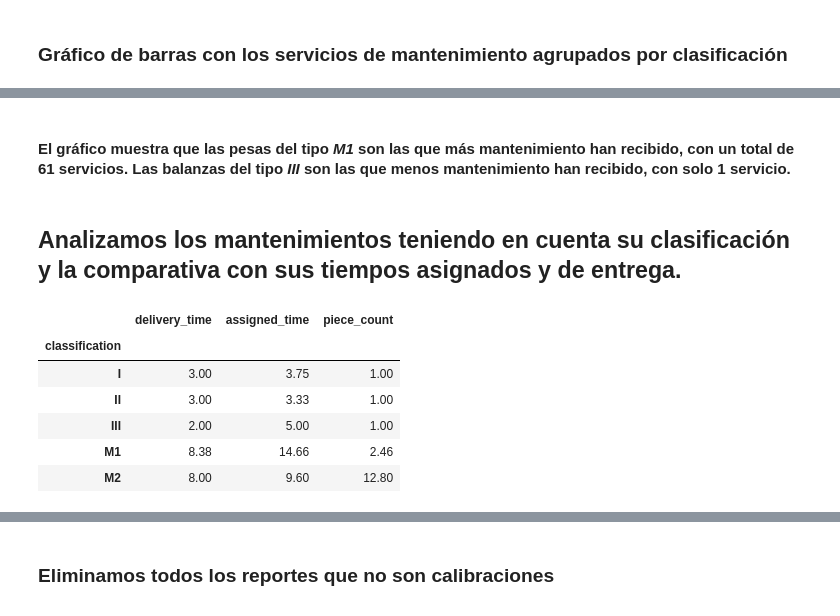
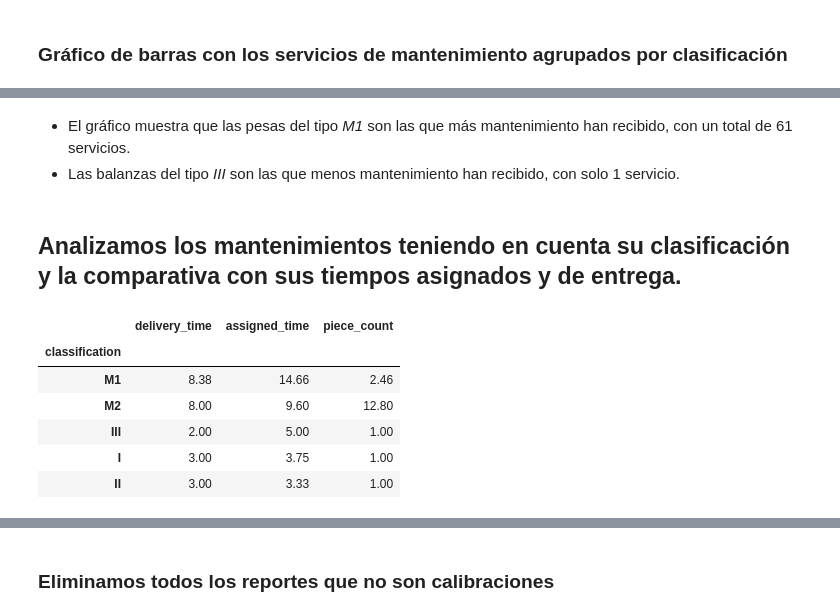
Before and after one commit to MiguelOscar-Insco/data-INSCO-hub, a Jupyter notebook: notebooks/mod_tecnico/lab_masa.ipynb, the cells around one changed output, grey strips where cells are left out. Cells and saved outputs as stored; diff of their text form; code cells hidden in the pictures.

```diff
--- a/notebooks/mod_tecnico/lab_masa.ipynb
+++ b/notebooks/mod_tecnico/lab_masa.ipynb
@@ -37,3 +36,8 @@ FileNotFoundError: [Errno 2] No such file or directory: '/home/miguel-oscar/Proj
+# %%
+# Import data
+# Import data from Excel files
+url = "https://raw.githubusercontent.com/MiguelOscar-Insco/data-INSCO-hub/main/data/raw/masa_25.xlsx"
+masa = pd.read_excel(url)
 # %%
 # Resumen estadístico de la tabla
 masa.describe()
@@ -104,3 +130,13 @@ memory usage: 72.2+ KB
+# %%
+# Crear columnas derivadas de la fecha de recepción
+mass['year_received'] = mass['lab_received_date'].dt.year
+mass['month_received'] = mass['lab_received_date'].dt.month
+mass['week_received'] = mass['lab_received_date'].dt.isocalendar().week
+
+# Crear columnas derivadas de la fecha de entrega
+mass['year_delivery'] = mass['delivery_date'].dt.year
+mass['month_delivery'] = mass['delivery_date'].dt.month
+mass['week_delivery'] = mass['delivery_date'].dt.isocalendar().week
 # %% [markdown]
 ### Comparamos la cantidad de calibraciones con los mantenimientos
 # %%
@@ -265,27 +487,29 @@ plt.show()
 # %% [markdown]
-#### El gráfico muestra que las pesas del tipo *M1* son las que más mantenimiento han recibido, con un total de 61 servicios. Las balanzas del tipo *III* son las que menos mantenimiento han recibido, con solo 1 servicio.
+- El gráfico muestra que las pesas del tipo *M1* son las que más mantenimiento han recibido, con un total de 61 servicios.
+- Las balanzas del tipo *III* son las que menos mantenimiento han recibido, con solo 1 servicio.
 # %% [markdown]
 ## Analizamos los mantenimientos teniendo en cuenta su clasificación y la comparativa con sus tiempos asignados y de entrega.
 # %%
 maintenance_time = (mass_maintenance.groupby('classification')[['delivery_time', 'assigned_time', 'piece_count']]
                                                .mean().round(2)
                                                #.unstack(fill_value=0)
                                                #.reset_index()
+                                               .sort_values('assigned_time', ascending=False)
                                                )
 
 '''maintenance_time = maintenance_time.rename(
     columns={
         'Tiempo_Entrega': 'delivery_time' ,
         'Tiempo_Asignación':'assigned_time',
         'Cantidad_Piezas':'piece_count'
     }
 )'''
 maintenance_time
 # %% [output]
 |  | delivery_time | assigned_time | piece_count |
 | classification |  |  |  |
+| M1 | 8.38 | 14.66 | 2.46 |
+| M2 | 8.00 | 9.60 | 12.80 |
+| III | 2.00 | 5.00 | 1.00 |
 | I | 3.00 | 3.75 | 1.00 |
 | II | 3.00 | 3.33 | 1.00 |
-| III | 2.00 | 5.00 | 1.00 |
-| M1 | 8.38 | 14.66 | 2.46 |
-| M2 | 8.00 | 9.60 | 12.80 |
```
Also changed, not shown: parts of 50 cells of this notebook, 3 other files.
